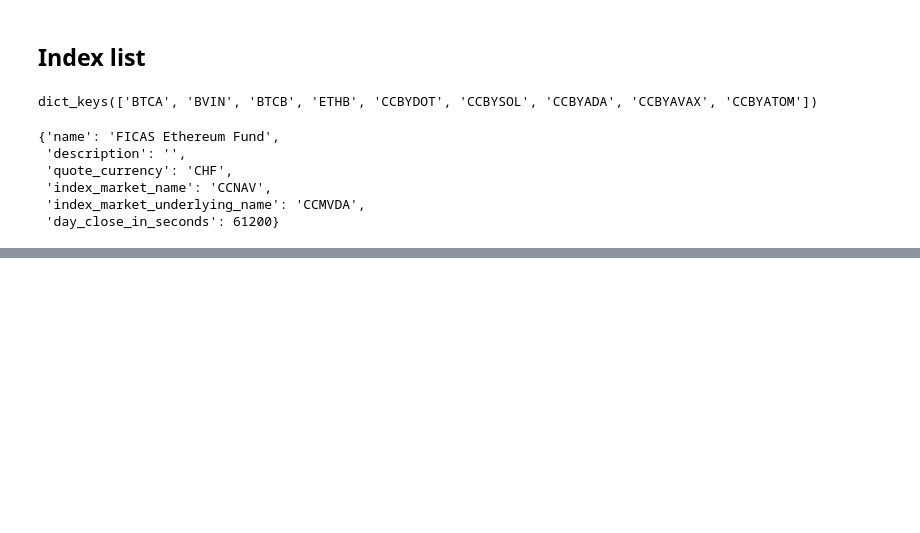
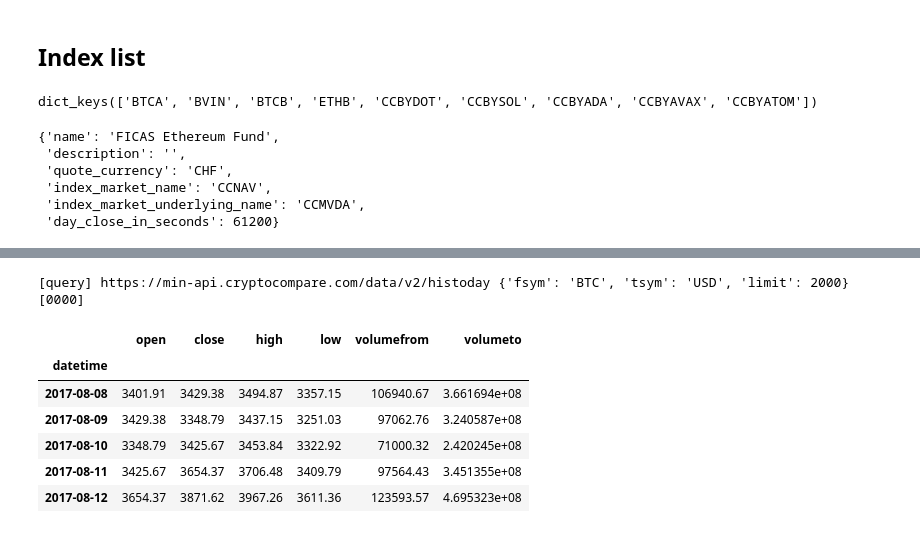
Before and after one commit to bancorprotocol/carbon-simulator, a Jupyter notebook: resources/data/CryptoCompareDemo.ipynb, the cells around one changed output, grey strips where cells are left out. Cells and saved outputs as stored; diff of their text form; code cells hidden in the pictures; blank space fills up the shorter version.

```diff
--- a/resources/data/CryptoCompareDemo.ipynb
+++ b/resources/data/CryptoCompareDemo.ipynb
@@ -134,0 +142,12 @@ dict_keys(['Aggregated', 'TimeFrom', 'TimeTo', 'Data'])
+# %%
+df = CCA.query_dailypair(fsym="BTC", tsym="USD")
+df.head()
+# %% [output]
+[query] https://min-api.cryptocompare.com/data/v2/histoday {'fsym': 'BTC', 'tsym': 'USD', 'limit': 2000} [0000]
+|  | open | close | high | low | volumefrom | volumeto |
+| datetime |  |  |  |  |  |  |
+| 2017-08-08 | 3401.91 | 3429.38 | 3494.87 | 3357.15 | 106940.67 | 3.661694e+08 |
+| 2017-08-09 | 3429.38 | 3348.79 | 3437.15 | 3251.03 | 97062.76 | 3.240587e+08 |
+| 2017-08-10 | 3348.79 | 3425.67 | 3453.84 | 3322.92 | 71000.32 | 2.420245e+08 |
+| 2017-08-11 | 3425.67 | 3654.37 | 3706.48 | 3409.79 | 97564.43 | 3.451355e+08 |
+| 2017-08-12 | 3654.37 | 3871.62 | 3967.26 | 3611.36 | 123593.57 | 4.695323e+08 |
```
Also changed, not shown: parts of 20 cells of this notebook, 2 other files.
